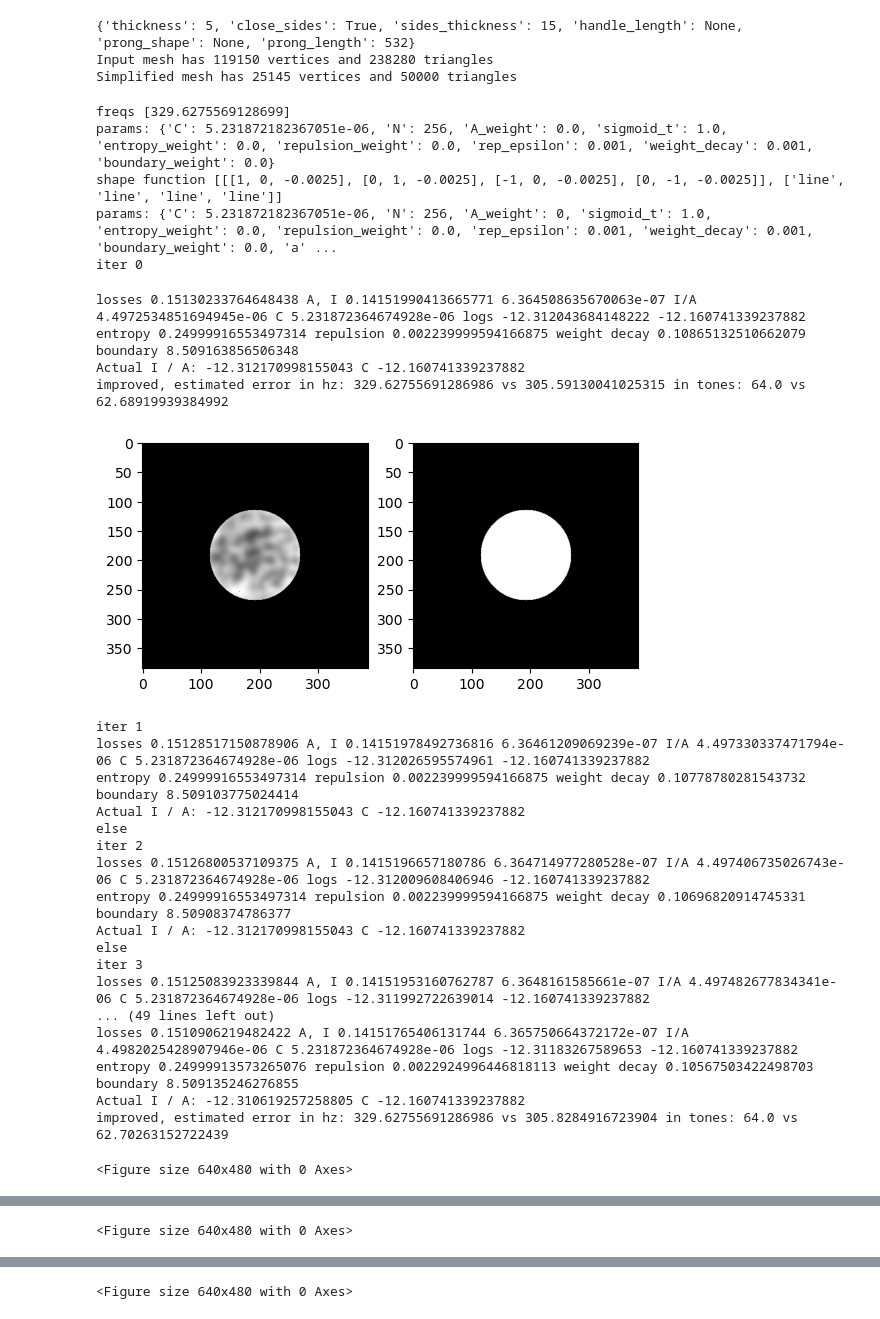
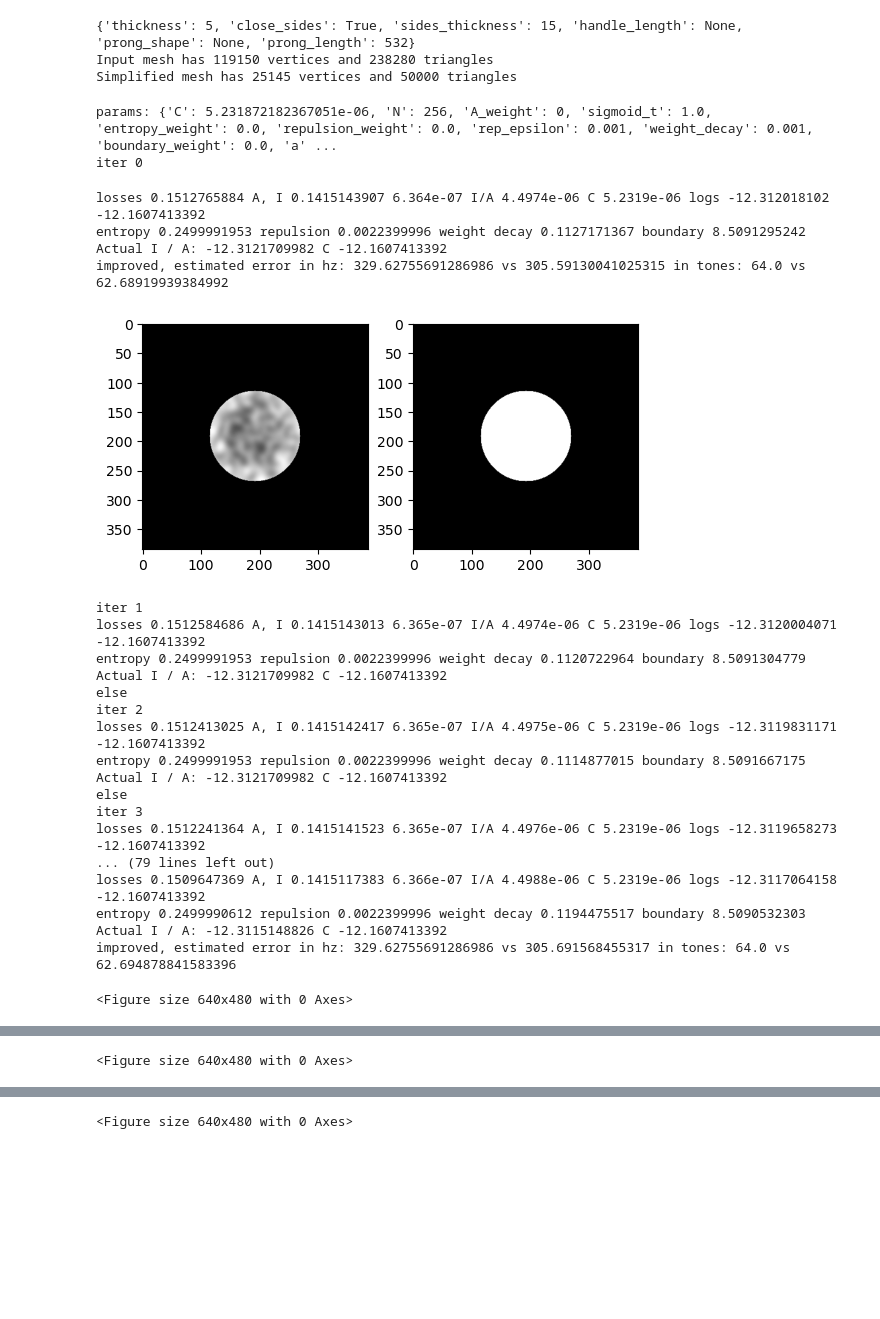
Before and after one commit to eladb3/Tuning-Fork-3D, a Jupyter notebook: tfork2.ipynb, the cells around one changed output, grey strips where cells are left out. Drawn from its saved outputs; the diff is of its cells as text; code cells hidden in the pictures; blank space fills up the shorter version.

```diff
--- a/tfork2.ipynb
+++ b/tfork2.ipynb
@@ -70,13 +70,13 @@ Simplified mesh has 25145 vertices and 50000 triangles
     # frequencies = [compute_f(L, E, rho, (2 * a) ** 4)]
     print('freqs', frequencies)
 # %%
-from tuning_fork import midi2hz, TuningFork, optimizev2_main
+from tuning_fork import midi2hz, TuningFork
 a = 0.0025
 tfork = TuningFork(
     shape_function=[[[0, 0, 1.2 * a]], ['circle']],
     shape_boundary_val = 200,
     shape_eps = 0.0001,
-    frequency = midi2hz(60),
+    frequency = midi2hz(64),
     basis_init = 'grid',
     lambdas_init = 'uniform',
     epsilon_init = 'const',
@@ -85,58 +85,55 @@ tfork = TuningFork(
     entropy_weight = 0.,
     weight_decay = 0.001,
 )
-sdf = optimizev2_main()
+# sdf = optimizev2_main()
 # tfork.sdf = sdf
 tfork.optimizev2()
 
 # E=200e9,
 #         rho=7.85e3,
 #         L=0.14,
 #         a=0.0025,
 #         N=256,
 #         save_dir='exp',
 #         basis_init='grid',
 #         lambdas_init='uniform',
 #         epsilon_init='const',
 #         A_weight=0.0,
 #         sigmoid_temp=1e0,
 #         entropy_weight=0.0,
 #         repulsion_weight=0.0,
 #         repulsion_epsilon=0.001,
 #         weight_decay=0.001,
 #         boundary_weight=0.,
 #         frequency = midi2hz(60),
 #         shape_function='default_circle',
 #         shape_boundary_val=1,
 #         shape_eps=0.0001,
 #         max_iters = 500,
 #         base_lr=1e-5,
 # %% [output]
-freqs [329.6275569128699]
-params: {'C': 5.231872182367051e-06, 'N': 256, 'A_weight': 0.0, 'sigmoid_t': 1.0, 'entropy_weight': 0.0, 'repulsion_weight': 0.0, 'rep_epsilon': 0.001, 'weight_decay': 0.001, 'boundary_weight': 0.0}
-shape function [[[1, 0, -0.0025], [0, 1, -0.0025], [-1, 0, -0.0025], [0, -1, -0.0025]], ['line', 'line', 'line', 'line']]
 params: {'C': 5.231872182367051e-06, 'N': 256, 'A_weight': 0, 'sigmoid_t': 1.0, 'entropy_weight': 0.0, 'repulsion_weight': 0.0, 'rep_epsilon': 0.001, 'weight_decay': 0.001, 'boundary_weight': 0.0, 'a' ...
 iter 0
-losses 0.15130233764648438 A, I 0.14151990413665771 6.364508635670063e-07 I/A 4.4972534851694945e-06 C 5.231872364674928e-06 logs -12.312043684148222 -12.160741339237882
-entropy 0.24999916553497314 repulsion 0.002239999594166875 weight decay 0.10865132510662079 boundary 8.509163856506348
-Actual I / A: -12.312170998155043 C -12.160741339237882
+losses 0.1512765884 A, I 0.1415143907 6.364e-07 I/A 4.4974e-06 C 5.2319e-06 logs -12.312018102 -12.1607413392
+entropy 0.2499991953 repulsion 0.0022399996 weight decay 0.1127171367 boundary 8.5091295242
+Actual I / A: -12.3121709982 C -12.1607413392
 improved, estimated error in hz: 329.62755691286986 vs 305.59130041025315 in tones: 64.0 vs 62.68919939384992
-[figure, old version]
+[figure, new version]
 iter 1
-losses 0.15128517150878906 A, I 0.14151978492736816 6.36461209069239e-07 I/A 4.497330337471794e-06 C 5.231872364674928e-06 logs -12.312026595574961 -12.160741339237882
-entropy 0.24999916553497314 repulsion 0.002239999594166875 weight decay 0.10778780281543732 boundary 8.509103775024414
-Actual I / A: -12.312170998155043 C -12.160741339237882
+losses 0.1512584686 A, I 0.1415143013 6.365e-07 I/A 4.4974e-06 C 5.2319e-06 logs -12.3120004071 -12.1607413392
+entropy 0.2499991953 repulsion 0.0022399996 weight decay 0.1120722964 boundary 8.5091304779
+Actual I / A: -12.3121709982 C -12.1607413392
 else
 iter 2
-losses 0.15126800537109375 A, I 0.1415196657180786 6.364714977280528e-07 I/A 4.497406735026743e-06 C 5.231872364674928e-06 logs -12.312009608406946 -12.160741339237882
-entropy 0.24999916553497314 repulsion 0.002239999594166875 weight decay 0.10696820914745331 boundary 8.50908374786377
-Actual I / A: -12.312170998155043 C -12.160741339237882
+losses 0.1512413025 A, I 0.1415142417 6.365e-07 I/A 4.4975e-06 C 5.2319e-06 logs -12.3119831171 -12.1607413392
+entropy 0.2499991953 repulsion 0.0022399996 weight decay 0.1114877015 boundary 8.5091667175
+Actual I / A: -12.3121709982 C -12.1607413392
 else
 iter 3
-losses 0.15125083923339844 A, I 0.14151953160762787 6.3648161585661e-07 I/A 4.497482677834341e-06 C 5.231872364674928e-06 logs -12.311992722639014 -12.160741339237882
-... (49 lines left out)
-losses 0.1510906219482422 A, I 0.14151765406131744 6.365750664372172e-07 I/A 4.4982025428907946e-06 C 5.231872364674928e-06 logs -12.31183267589653 -12.160741339237882
-entropy 0.24999913573265076 repulsion 0.0022924996446818113 weight decay 0.10567503422498703 boundary 8.509135246276855
-Actual I / A: -12.310619257258805 C -12.160741339237882
-improved, estimated error in hz: 329.62755691286986 vs 305.8284916723904 in tones: 64.0 vs 62.70263152722439
+losses 0.1512241364 A, I 0.1415141523 6.365e-07 I/A 4.4976e-06 C 5.2319e-06 logs -12.3119658273 -12.1607413392
+... (79 lines left out)
+losses 0.1509647369 A, I 0.1415117383 6.366e-07 I/A 4.4988e-06 C 5.2319e-06 logs -12.3117064158 -12.1607413392
+entropy 0.2499990612 repulsion 0.0022399996 weight decay 0.1194475517 boundary 8.5090532303
+Actual I / A: -12.3115148826 C -12.1607413392
+improved, estimated error in hz: 329.62755691286986 vs 305.691568455317 in tones: 64.0 vs 62.694878841583396
 <Figure size 640x480 with 0 Axes>
```
Also changed, not shown: parts of 2 cells of this notebook, 2 other files.
